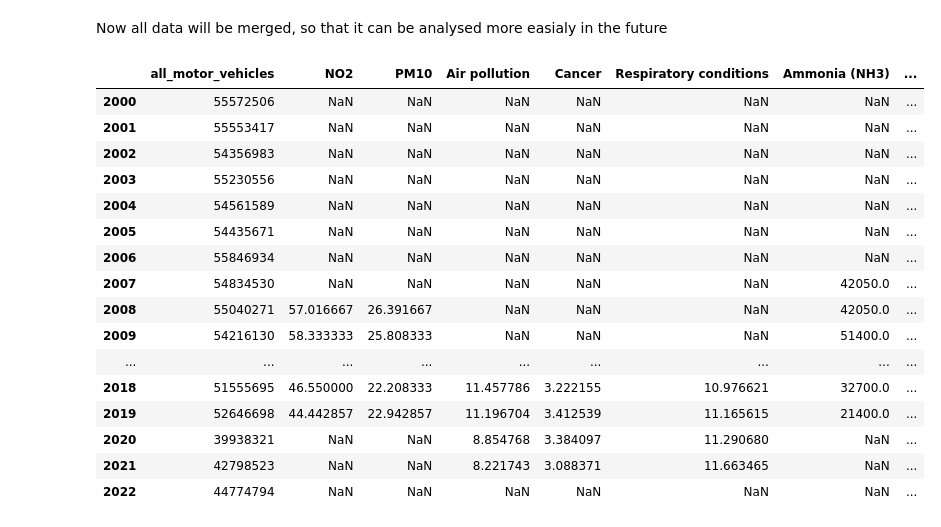
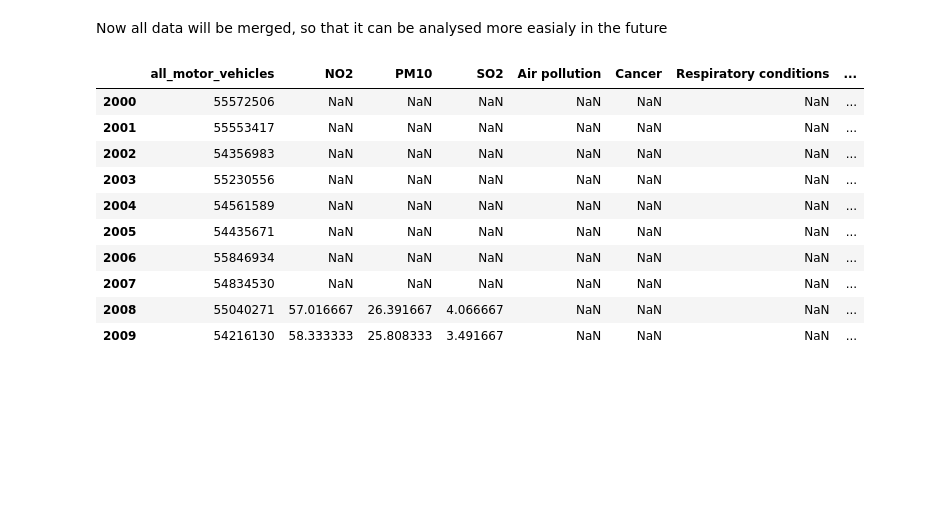
Before and after one commit to GuilhermeCasal/DataManagementFCD, a Jupyter notebook: env_analisys1.ipynb, the cells around one changed output. Cells and saved outputs as stored; diff of their text form; code cells hidden in the pictures; blank space fills up the shorter version.

```diff
--- a/env_analisys1.ipynb
+++ b/env_analisys1.ipynb
@@ -196,7 +176,7 @@ data_air.rename(columns={"London Mean Roadside:Nitrogen Dioxide (ug/m3)":"NO2",
                         "London Mean Background:Ozone (ug/m3)" : "bg O3",
                          },inplace=True)
 
-data_air = data_air.loc[:,["Month","NO2","PM10"]]
+data_air = data_air.loc[:,["Month","NO2","PM10","SO2"]]
 
-data_air
+data_air.head()
 # %% [output]
@@ -281,5 +228,5 @@ Then we filter by the most relevant components and fill them with the K-Nearest
 # %%
-data_pol = data_pol.loc[:, ["Ammonia (NH3)", "Carbon dioxide (CO2)",
+data_pol = data_pol.loc[:, ["Ammonia (NH3)", "Sulphur oxides (SOX)",
                             "Methane (CH4)", "Nitrogen oxides (NOX)"]]
 data_pol
 # %% [output]
@@ -518,10 +461,10 @@ Now all data will be merged, so that it can be analysed more easialy in the futu
 # %%
 merged_df = data_traf.join(data_air,how="outer")
 merged_df = merged_df.join(data_health,how="outer")
 merged_df = merged_df.join(data_pol,how="outer")
-merged_df
+merged_df.head(10)
 # %% [output]
-|  | all_motor_vehicles | NO2 | PM10 | Air pollution | Cancer | Respiratory conditions | Ammonia (NH3) | ... |
+|  | all_motor_vehicles | NO2 | PM10 | SO2 | Air pollution | Cancer | Respiratory conditions | ... |
 | 2000 | 55572506 | NaN | NaN | NaN | NaN | NaN | NaN | ... |
 | 2001 | 55553417 | NaN | NaN | NaN | NaN | NaN | NaN | ... |
 | 2002 | 54356983 | NaN | NaN | NaN | NaN | NaN | NaN | ... |
@@ -529,15 +472,9 @@ merged_df
 | 2004 | 54561589 | NaN | NaN | NaN | NaN | NaN | NaN | ... |
 | 2005 | 54435671 | NaN | NaN | NaN | NaN | NaN | NaN | ... |
 | 2006 | 55846934 | NaN | NaN | NaN | NaN | NaN | NaN | ... |
-| 2007 | 54834530 | NaN | NaN | NaN | NaN | NaN | 42050.0 | ... |
-| 2008 | 55040271 | 57.016667 | 26.391667 | NaN | NaN | NaN | 42050.0 | ... |
-| 2009 | 54216130 | 58.333333 | 25.808333 | NaN | NaN | NaN | 51400.0 | ... |
-| ... | ... | ... | ... | ... | ... | ... | ... | ... |
-| 2018 | 51555695 | 46.550000 | 22.208333 | 11.457786 | 3.222155 | 10.976621 | 32700.0 | ... |
-| 2019 | 52646698 | 44.442857 | 22.942857 | 11.196704 | 3.412539 | 11.165615 | 21400.0 | ... |
-| 2020 | 39938321 | NaN | NaN | 8.854768 | 3.384097 | 11.290680 | NaN | ... |
-| 2021 | 42798523 | NaN | NaN | 8.221743 | 3.088371 | 11.663465 | NaN | ... |
-| 2022 | 44774794 | NaN | NaN | NaN | NaN | NaN | NaN | ... |
+| 2007 | 54834530 | NaN | NaN | NaN | NaN | NaN | NaN | ... |
+| 2008 | 55040271 | 57.016667 | 26.391667 | 4.066667 | NaN | NaN | NaN | ... |
+| 2009 | 54216130 | 58.333333 | 25.808333 | 3.491667 | NaN | NaN | NaN | ... |
 # %%
 # Reset the index of merged_df
 index = merged_df.index
```
Also changed, not shown: parts of 24 cells of this notebook.
